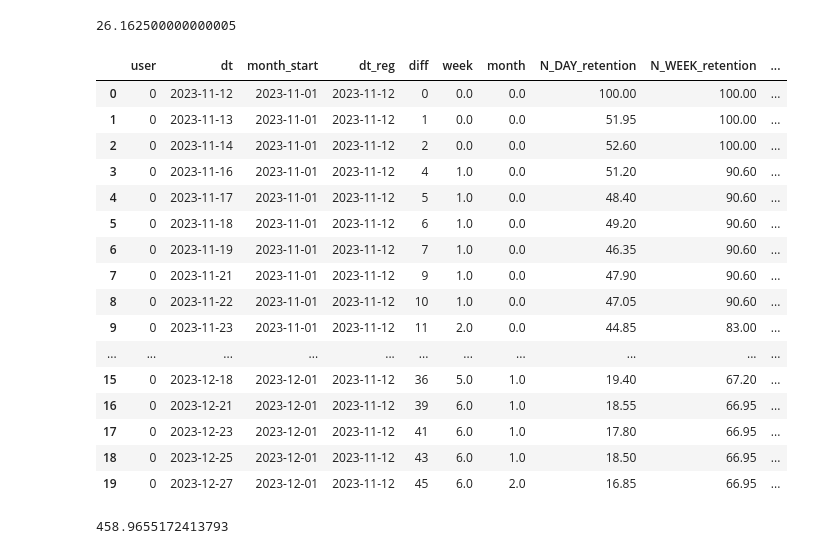
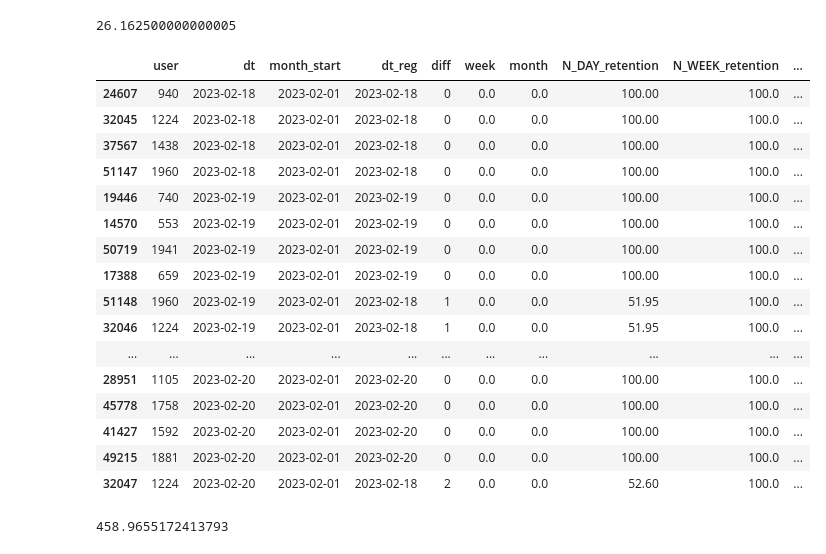
Before and after one commit to Putinka1993/Simulate, a Jupyter notebook: Metrics/free_space.ipynb, the cells around one changed output. Saved outputs shown, nothing was run; the diff lists cells and outputs as text; code cells hidden in the pictures.

```diff
--- a/Metrics/free_space.ipynb
+++ b/Metrics/free_space.ipynb
@@ -112,25 +112,26 @@ Retention by Day
 | 19 | 19 | 448.0 | 22.40 | Day |
 26.162500000000005
 # %%
-users_filter.head(20)
+# 25 minutes
+users_filter.sort_values(by='dt', ascending=True).head(20)
 # %% [output]
 |  | user | dt | month_start | dt_reg | diff | week | month | N_DAY_retention | N_WEEK_retention | ... |
-| 0 | 0 | 2023-11-12 | 2023-11-01 | 2023-11-12 | 0 | 0.0 | 0.0 | 100.00 | 100.00 | ... |
-| 1 | 0 | 2023-11-13 | 2023-11-01 | 2023-11-12 | 1 | 0.0 | 0.0 | 51.95 | 100.00 | ... |
-| 2 | 0 | 2023-11-14 | 2023-11-01 | 2023-11-12 | 2 | 0.0 | 0.0 | 52.60 | 100.00 | ... |
-| 3 | 0 | 2023-11-16 | 2023-11-01 | 2023-11-12 | 4 | 1.0 | 0.0 | 51.20 | 90.60 | ... |
-| 4 | 0 | 2023-11-17 | 2023-11-01 | 2023-11-12 | 5 | 1.0 | 0.0 | 48.40 | 90.60 | ... |
-| 5 | 0 | 2023-11-18 | 2023-11-01 | 2023-11-12 | 6 | 1.0 | 0.0 | 49.20 | 90.60 | ... |
-| 6 | 0 | 2023-11-19 | 2023-11-01 | 2023-11-12 | 7 | 1.0 | 0.0 | 46.35 | 90.60 | ... |
-| 7 | 0 | 2023-11-21 | 2023-11-01 | 2023-11-12 | 9 | 1.0 | 0.0 | 47.90 | 90.60 | ... |
-| 8 | 0 | 2023-11-22 | 2023-11-01 | 2023-11-12 | 10 | 1.0 | 0.0 | 47.05 | 90.60 | ... |
-| 9 | 0 | 2023-11-23 | 2023-11-01 | 2023-11-12 | 11 | 2.0 | 0.0 | 44.85 | 83.00 | ... |
+| 24607 | 940 | 2023-02-18 | 2023-02-01 | 2023-02-18 | 0 | 0.0 | 0.0 | 100.00 | 100.0 | ... |
+| 32045 | 1224 | 2023-02-18 | 2023-02-01 | 2023-02-18 | 0 | 0.0 | 0.0 | 100.00 | 100.0 | ... |
+| 37567 | 1438 | 2023-02-18 | 2023-02-01 | 2023-02-18 | 0 | 0.0 | 0.0 | 100.00 | 100.0 | ... |
+| 51147 | 1960 | 2023-02-18 | 2023-02-01 | 2023-02-18 | 0 | 0.0 | 0.0 | 100.00 | 100.0 | ... |
+| 19446 | 740 | 2023-02-19 | 2023-02-01 | 2023-02-19 | 0 | 0.0 | 0.0 | 100.00 | 100.0 | ... |
+| 14570 | 553 | 2023-02-19 | 2023-02-01 | 2023-02-19 | 0 | 0.0 | 0.0 | 100.00 | 100.0 | ... |
+| 50719 | 1941 | 2023-02-19 | 2023-02-01 | 2023-02-19 | 0 | 0.0 | 0.0 | 100.00 | 100.0 | ... |
+| 17388 | 659 | 2023-02-19 | 2023-02-01 | 2023-02-19 | 0 | 0.0 | 0.0 | 100.00 | 100.0 | ... |
+| 51148 | 1960 | 2023-02-19 | 2023-02-01 | 2023-02-18 | 1 | 0.0 | 0.0 | 51.95 | 100.0 | ... |
+| 32046 | 1224 | 2023-02-19 | 2023-02-01 | 2023-02-18 | 1 | 0.0 | 0.0 | 51.95 | 100.0 | ... |
 | ... | ... | ... | ... | ... | ... | ... | ... | ... | ... | ... |
-| 15 | 0 | 2023-12-18 | 2023-12-01 | 2023-11-12 | 36 | 5.0 | 1.0 | 19.40 | 67.20 | ... |
-| 16 | 0 | 2023-12-21 | 2023-12-01 | 2023-11-12 | 39 | 6.0 | 1.0 | 18.55 | 66.95 | ... |
-| 17 | 0 | 2023-12-23 | 2023-12-01 | 2023-11-12 | 41 | 6.0 | 1.0 | 17.80 | 66.95 | ... |
-| 18 | 0 | 2023-12-25 | 2023-12-01 | 2023-11-12 | 43 | 6.0 | 1.0 | 18.50 | 66.95 | ... |
-| 19 | 0 | 2023-12-27 | 2023-12-01 | 2023-11-12 | 45 | 6.0 | 2.0 | 16.85 | 66.95 | ... |
+| 28951 | 1105 | 2023-02-20 | 2023-02-01 | 2023-02-20 | 0 | 0.0 | 0.0 | 100.00 | 100.0 | ... |
+| 45778 | 1758 | 2023-02-20 | 2023-02-01 | 2023-02-20 | 0 | 0.0 | 0.0 | 100.00 | 100.0 | ... |
+| 41427 | 1592 | 2023-02-20 | 2023-02-01 | 2023-02-20 | 0 | 0.0 | 0.0 | 100.00 | 100.0 | ... |
+| 49215 | 1881 | 2023-02-20 | 2023-02-01 | 2023-02-20 | 0 | 0.0 | 0.0 | 100.00 | 100.0 | ... |
+| 32047 | 1224 | 2023-02-20 | 2023-02-01 | 2023-02-18 | 2 | 0.0 | 0.0 | 52.60 | 100.0 | ... |
 # %%
 # dau = pivot_full['unique_users'].sum() / len(pivot_full)
 mau = users_filter.groupby('moth_start')['unique_users'].sum() / len(pivot_for_MAU)
```
